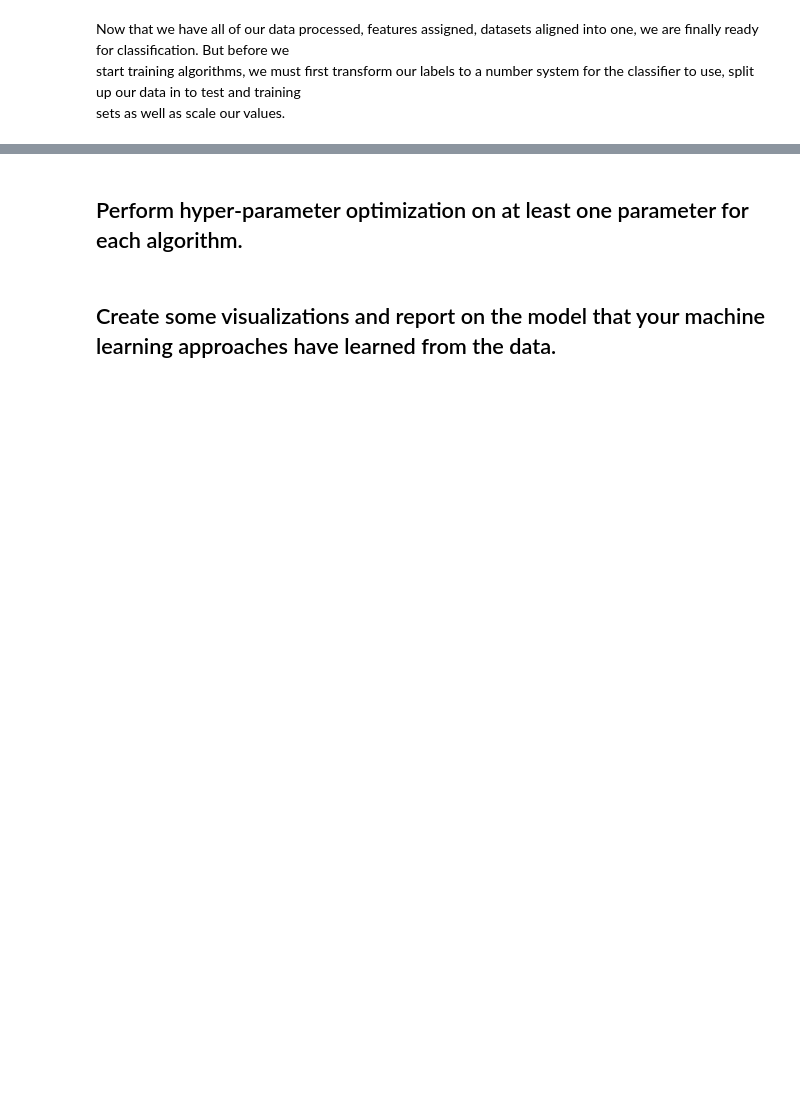
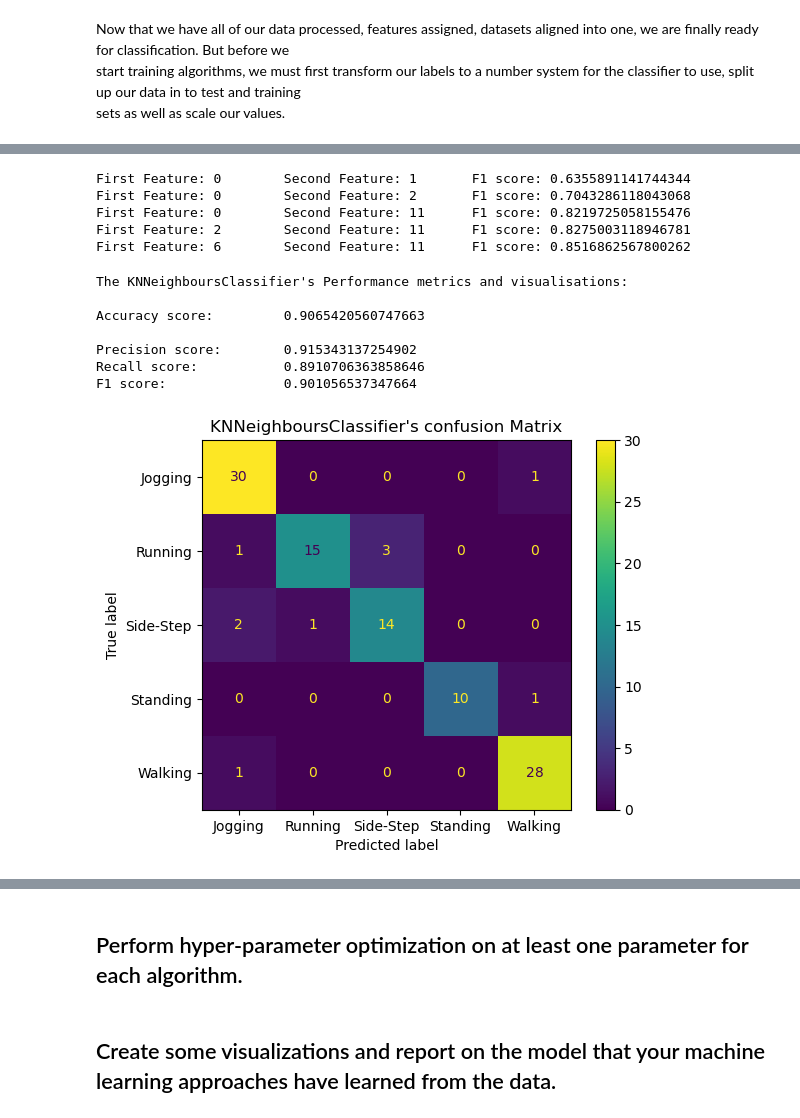
Before and after one commit to Mokoto-K/COSC102-assignment-3, a Jupyter notebook: assignment-3.ipynb, the cells around one changed output, grey strips where cells are left out. Drawn from its saved outputs; the diff is of its cells as text; code cells hidden in the pictures; blank space fills up the shorter version.

```diff
--- a/assignment-3.ipynb
+++ b/assignment-3.ipynb
@@ -706,0 +767,3 @@ accuracy_score(y_test, y_pred)
+# %%
+for name, score in zip(imu_features.columns.drop(["target", "time"]), rnd.feature_importances_):
+    print(name, score)
@@ -706,0 +828,54 @@ accuracy_score(y_test, y_pred)
+# %%
+# Set the variables we will need to distinguish which features are the best for modeling
+best_f1 = 0
+best_f2 = 0
+best_score = 0
+
+# Choose which classifier you want to use, either "sgd" or "knn", for the scope of the assignment
+# this was mostly a feature used in testing and a little comparison to see how the models competed
+# against one another.... for science of course!
+classifier = "knn"
+
+# A nested for loop to interate through all combinations of feautures in our data set
+# it sends each combination to a function which will determine the most accurate
+# selection of two features to use in our model
+for feature_1 in range(16):
+    for feature_2 in range(16):
+        # if the features are the same as one another, skip them.
+        if feature_1 == feature_2:
+            continue
+
+        # Call our selection function passing in the training sets and feautures from the
+        # loop, and assign it's outputs accordingly
+        returned_score, clf = feature_selection(classifier, X_train, y_train, feature_1, feature_2)
+
+        # Control structure for determining the highest f1 scores and best trained model
+        # if the score return is > the current best score, then rewrite the variables to
+        # the new values
+        if float(returned_score) > best_score:
+            best_score = returned_score
+            best_f1 = feature_1
+            best_f2 = feature_2
+            classifier_of_choice = clf
+
+            # Print out a viualization of each combination that was better than the last
+            print(f"First Feature: {best_f1}\tSecond Feature: {best_f2}\tF1 score: {best_score}")
+# %% [output]
+First Feature: 0        Second Feature: 1       F1 score: 0.6355891141744344
+First Feature: 0        Second Feature: 2       F1 score: 0.7043286118043068
+First Feature: 0        Second Feature: 11      F1 score: 0.8219725058155476
+First Feature: 2        Second Feature: 11      F1 score: 0.8275003118946781
+First Feature: 6        Second Feature: 11      F1 score: 0.8516862567800262
+# %%
+
+
+y_pred = classifier_of_choice.predict(X_test[:,[best_f1, best_f2]])
+# %% [output]
+The KNNeighboursClassifier's Performance metrics and visualisations:
+
+Accuracy score:         0.9065420560747663
+
+Precision score:        0.915343137254902
+Recall score:           0.8910706363858646
+F1 score:               0.901056537347664
+[figure, added]
```
Also changed, not shown: parts of 27 cells of this notebook.
